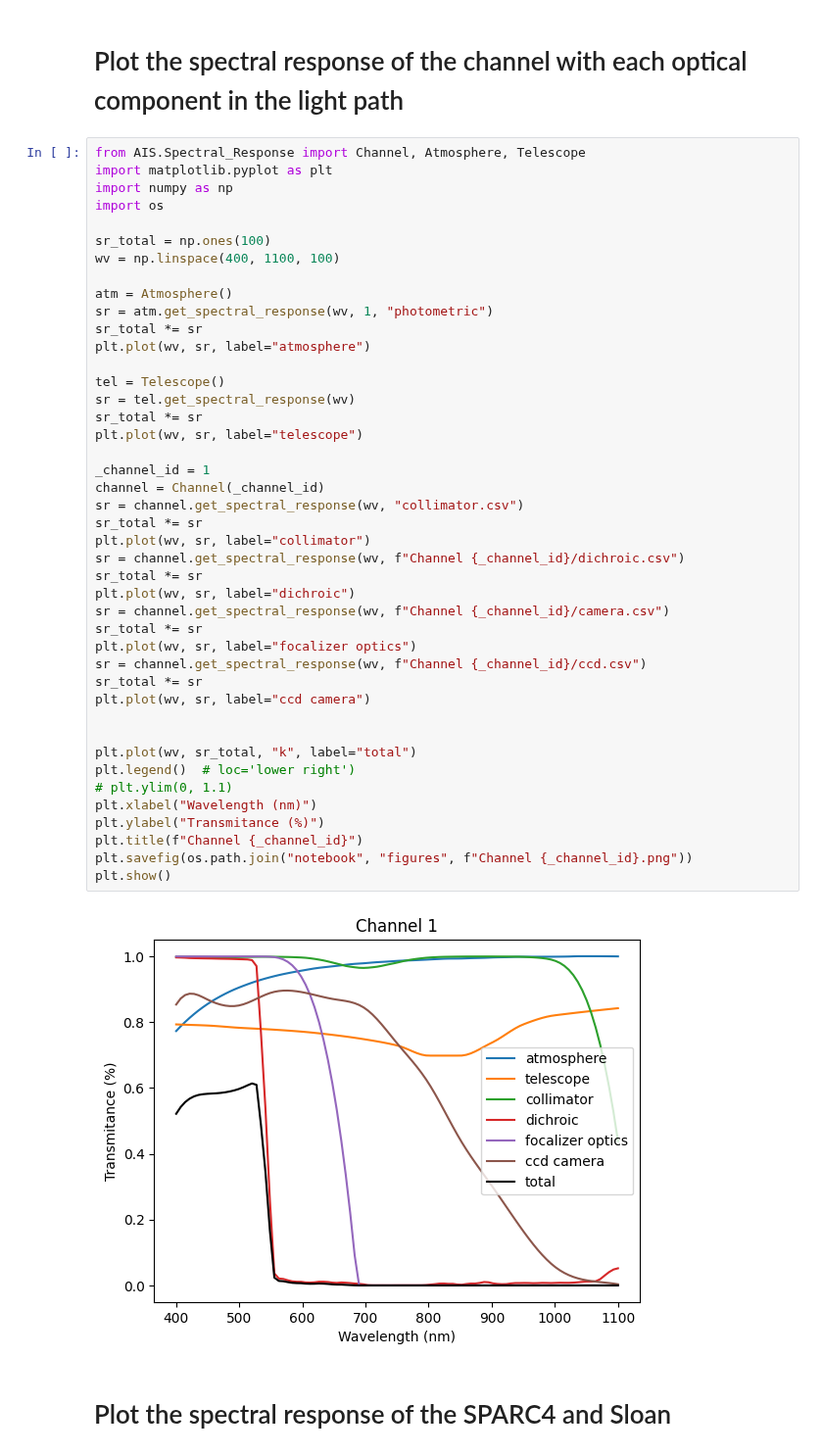
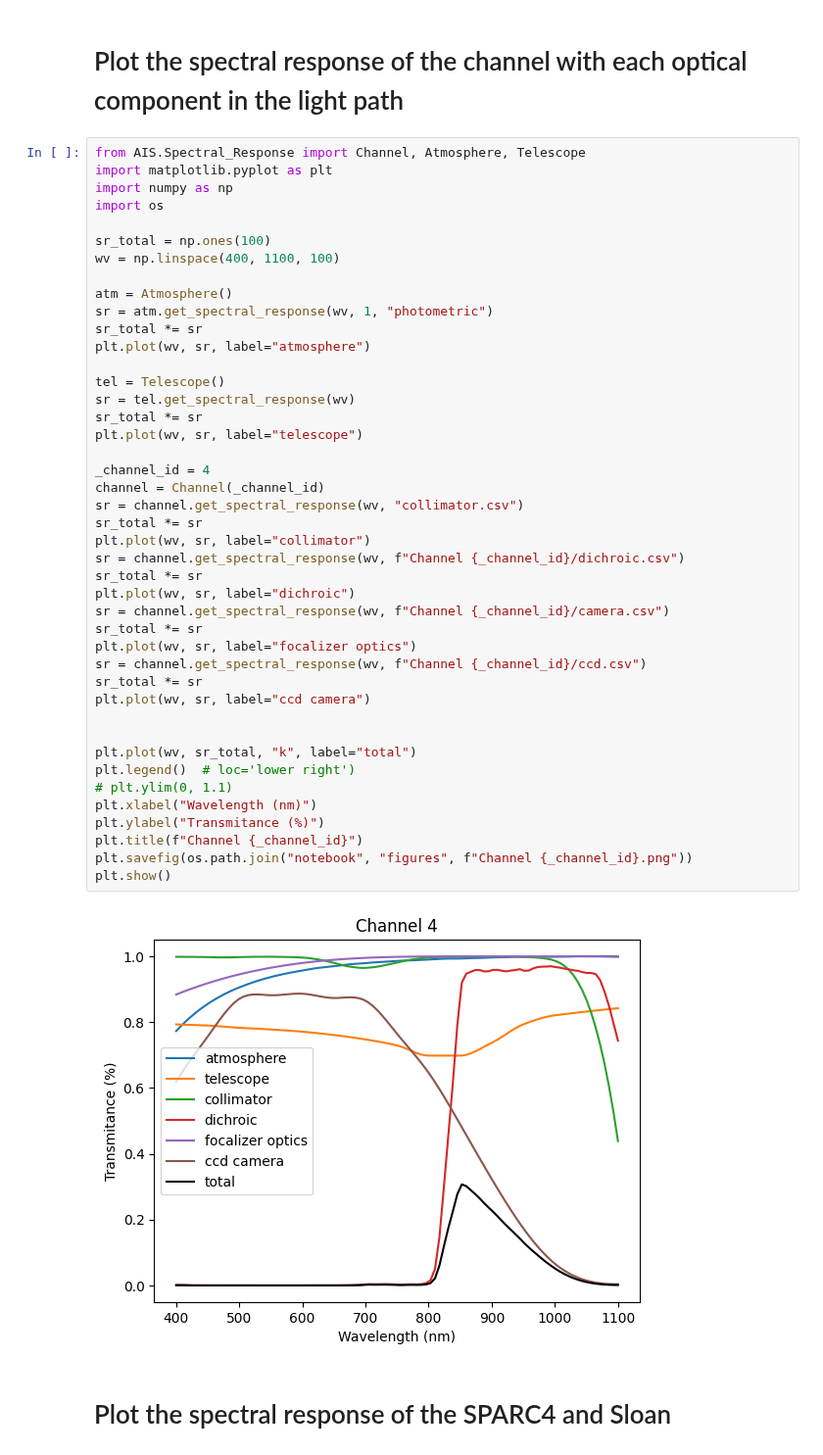
Before and after one commit to DBernardes/AIS, a Jupyter notebook: spectral_responses.ipynb, the cells around one changed output. Shown at 98% size. Cells and saved outputs as stored; diff of their text form.

```diff
--- a/spectral_responses.ipynb
+++ b/spectral_responses.ipynb
@@ -42,35 +42,35 @@ plt.plot(wv, sr, label="atmosphere")
 
 tel = Telescope()
 sr = tel.get_spectral_response(wv)
 sr_total *= sr
 plt.plot(wv, sr, label="telescope")
 
-_channel_id = 1
+_channel_id = 4
 channel = Channel(_channel_id)
 sr = channel.get_spectral_response(wv, "collimator.csv")
 sr_total *= sr
 plt.plot(wv, sr, label="collimator")
 sr = channel.get_spectral_response(wv, f"Channel {_channel_id}/dichroic.csv")
 sr_total *= sr
 plt.plot(wv, sr, label="dichroic")
 sr = channel.get_spectral_response(wv, f"Channel {_channel_id}/camera.csv")
 sr_total *= sr
 plt.plot(wv, sr, label="focalizer optics")
 sr = channel.get_spectral_response(wv, f"Channel {_channel_id}/ccd.csv")
 sr_total *= sr
 plt.plot(wv, sr, label="ccd camera")
 
 
 plt.plot(wv, sr_total, "k", label="total")
 plt.legend()  # loc='lower right')
 # plt.ylim(0, 1.1)
 plt.xlabel("Wavelength (nm)")
 plt.ylabel("Transmitance (%)")
 plt.title(f"Channel {_channel_id}")
 plt.savefig(os.path.join("notebook", "figures", f"Channel {_channel_id}.png"))
 plt.show()
 # %% [output]
-[figure, old version]
+[figure, new version]
 # %% [markdown]
 # Plot the spectral response of the SPARC4 and Sloan
 # %%
```
Also changed, not shown: parts of 5 cells of this notebook, 4 other files.
